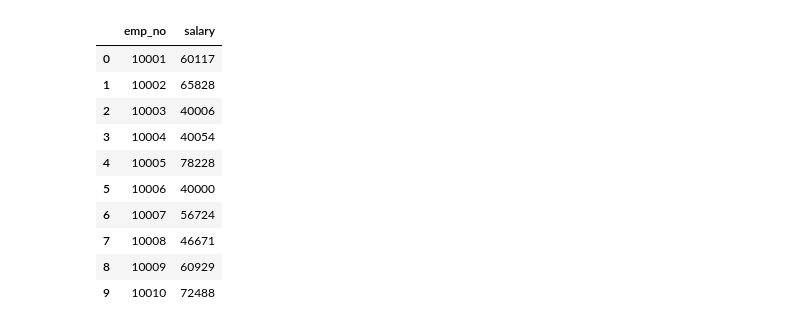
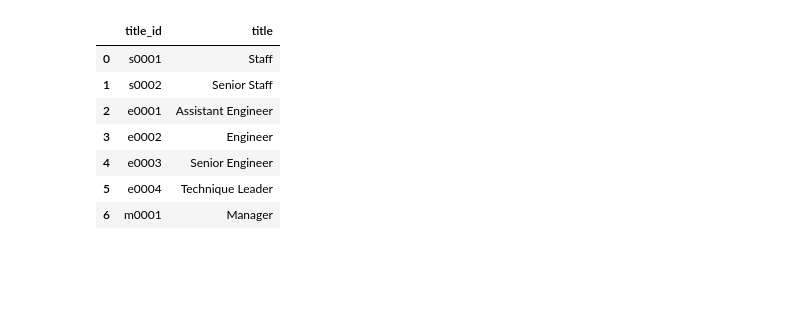
Before and after one commit to slobanwala1/sql-challenge, a Jupyter notebook: my_submission/Bonus/sql_challenge_bonus_analysis.ipynb, the cells around one changed output. Saved outputs shown, nothing was run; the diff lists cells and outputs as text; code cells hidden in the pictures; blank space fills up the shorter version.

Commit message:
Finished emp bonus analysis

```diff
--- a/my_submission/Bonus/sql_challenge_bonus_analysis.ipynb
+++ b/my_submission/Bonus/sql_challenge_bonus_analysis.ipynb
@@ -12,24 +12,25 @@ from sqlalchemy import create_engine
 # %%
 # Use a txt file with the db info that has been .gitignored
 text = open("connection.txt", "r").read()
 
 # Use psycopg2 for connection because sqlalchemy was giving me headaches
 conn = psycopg2.connect(text)
 
-# Get the three tables to do analysis for and test to make sure the data is coming through
+# Get the tables to do analysis for and test to make sure the data is coming through
+titles_data = pd.read_sql("Select * FROM titles;", conn)
 employees_data = pd.read_sql("Select * FROM employees;", conn)
+departments_data = pd.read_sql("Select * FROM departments;", conn)
 salaries_data = pd.read_sql("Select * FROM salaries;", conn)
-titles_data = pd.read_sql("Select * FROM titles;", conn)
-salaries_data[0:10]
+dept_emp_data = pd.read_sql("Select * FROM dept_emp;", conn)
+dept_manager_data = pd.read_sql("Select * FROM dept_manager;", conn)
+
+titles_data[0:10]
 # %% [output]
-|  | emp_no | salary |
-| 0 | 10001 | 60117 |
-| 1 | 10002 | 65828 |
-| 2 | 10003 | 40006 |
-| 3 | 10004 | 40054 |
-| 4 | 10005 | 78228 |
-| 5 | 10006 | 40000 |
-| 6 | 10007 | 56724 |
-| 7 | 10008 | 46671 |
-| 8 | 10009 | 60929 |
-| 9 | 10010 | 72488 |
+|  | title_id | title |
+| 0 | s0001 | Staff |
+| 1 | s0002 | Senior Staff |
+| 2 | e0001 | Assistant Engineer |
+| 3 | e0002 | Engineer |
+| 4 | e0003 | Senior Engineer |
+| 5 | e0004 | Technique Leader |
+| 6 | m0001 | Manager |
```
Also changed, not shown: parts of 11 cells of this notebook, 2 other files.
